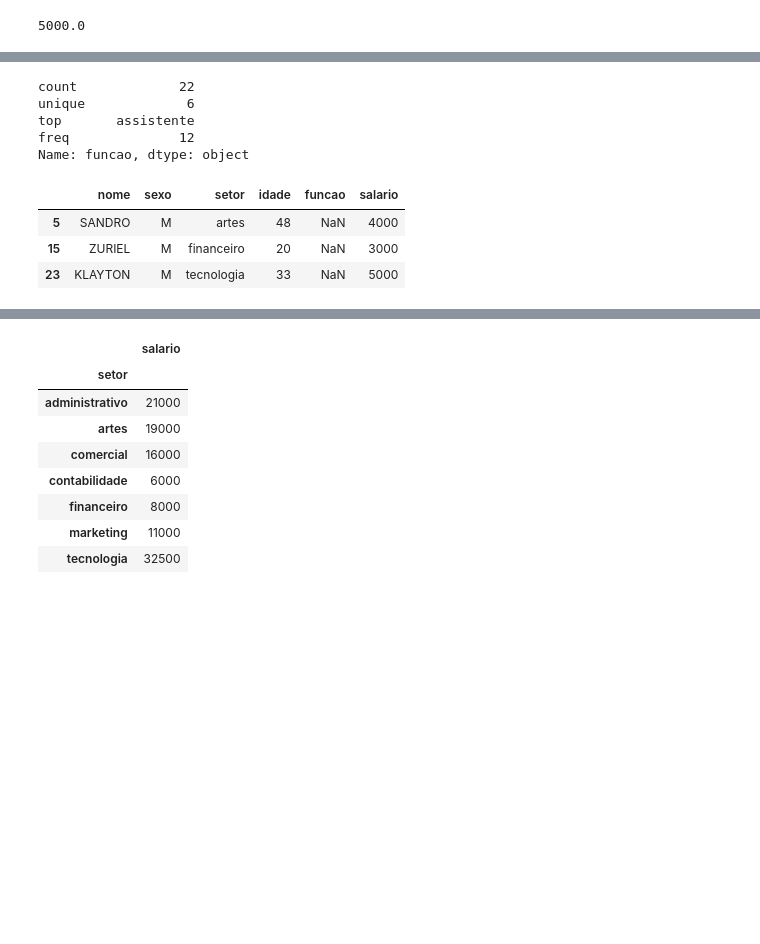
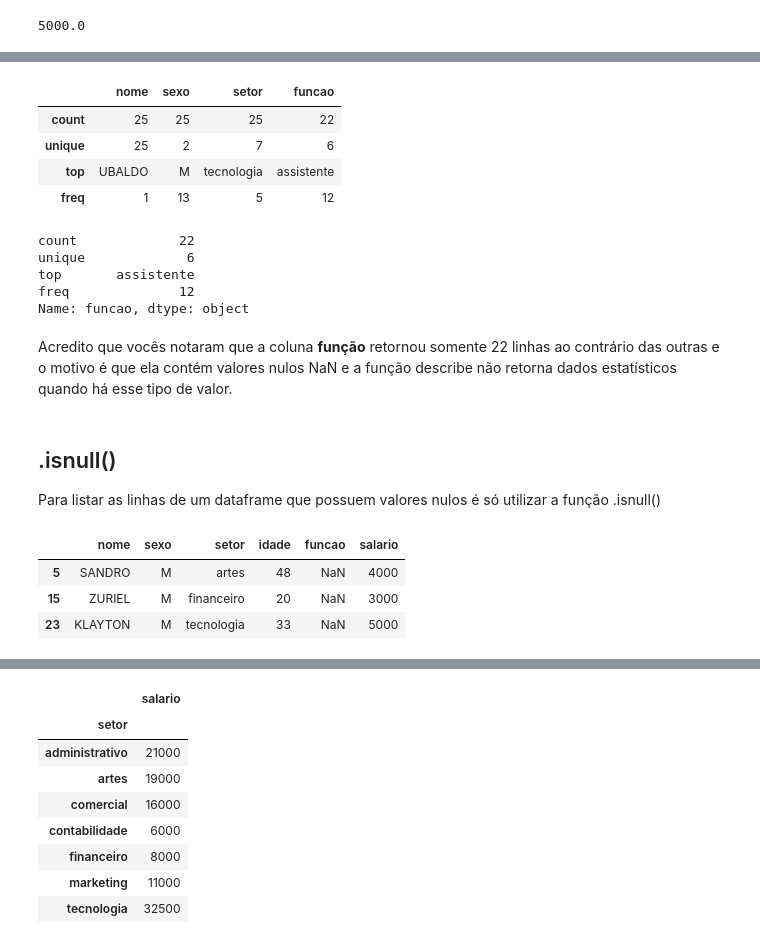
Before and after one commit to italomarcelogit/Tutorial-de-Pandas, a Jupyter notebook: Notebook_Dicas_Pandas_DataFrame.ipynb, the cells around one changed output, grey strips where cells are left out. Cells and saved outputs as stored; diff of their text form; code cells hidden in the pictures; blank space fills up the shorter version.

```diff
--- a/Notebook_Dicas_Pandas_DataFrame.ipynb
+++ b/Notebook_Dicas_Pandas_DataFrame.ipynb
@@ -842,3 +900,12 @@ df.describe()
+# %%
+# aqui eu forcei a função describe trazer dados estatísticos das colunas não numéricas
+df.describe(exclude='number')
+# %% [output]
+|  | nome | sexo | setor | funcao |
+| count | 25 | 25 | 25 | 22 |
+| unique | 25 | 2 | 7 | 6 |
+| top | UBALDO | M | tecnologia | assistente |
+| freq | 1 | 13 | 5 | 12 |
 # %%
 # ou somente de uma coluna
 df['funcao'].describe()
@@ -849,12 +916,17 @@ unique             6
 top       assistente
 freq              12
 Name: funcao, dtype: object
-# %%
-# foi somente listadas 22 linhas pois 3 linhas contém valores nulos "NaN"
-df[df['funcao'].isnull()]
-# %% [output]
-|  | nome | sexo | setor | idade | funcao | salario |
-| 5 | SANDRO | M | artes | 48 | NaN | 4000 |
-| 15 | ZURIEL | M | financeiro | 20 | NaN | 3000 |
-| 23 | KLAYTON | M | tecnologia | 33 | NaN | 5000 |
+# %% [markdown]
+Acredito que vocês notaram que a coluna **função** retornou somente 22 linhas ao contrário das outras e o motivo é que ela contém valores nulos NaN e a função describe não retorna dados estatísticos quando há esse tipo de valor.
+# %% [markdown]
+## .isnull()
+
+Para listar as linhas de um dataframe que possuem valores nulos é só utilizar a função .isnull()
+# %%
+df[df['funcao'].isnull()]
+# %% [output]
+|  | nome | sexo | setor | idade | funcao | salario |
+| 5 | SANDRO | M | artes | 48 | NaN | 4000 |
+| 15 | ZURIEL | M | financeiro | 20 | NaN | 3000 |
+| 23 | KLAYTON | M | tecnologia | 33 | NaN | 5000 |
 # %% [markdown]
```
Also changed, not shown: parts of 91 cells of this notebook.
